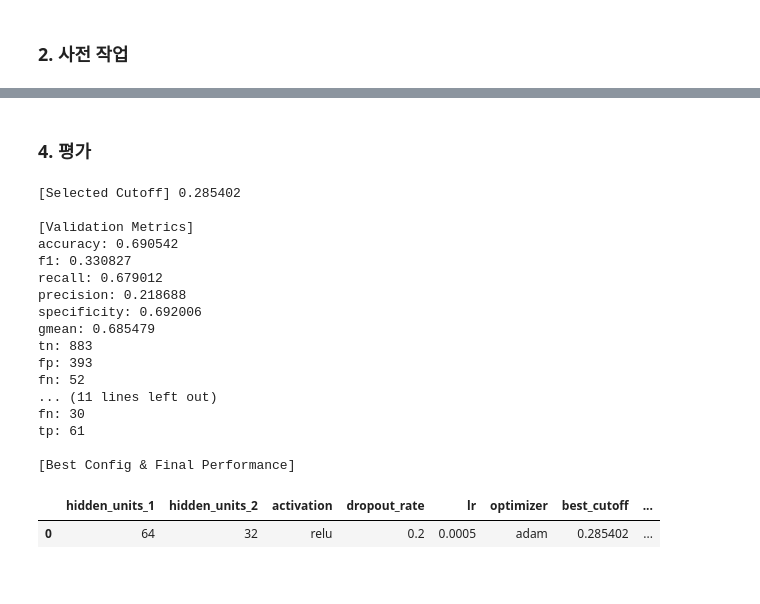
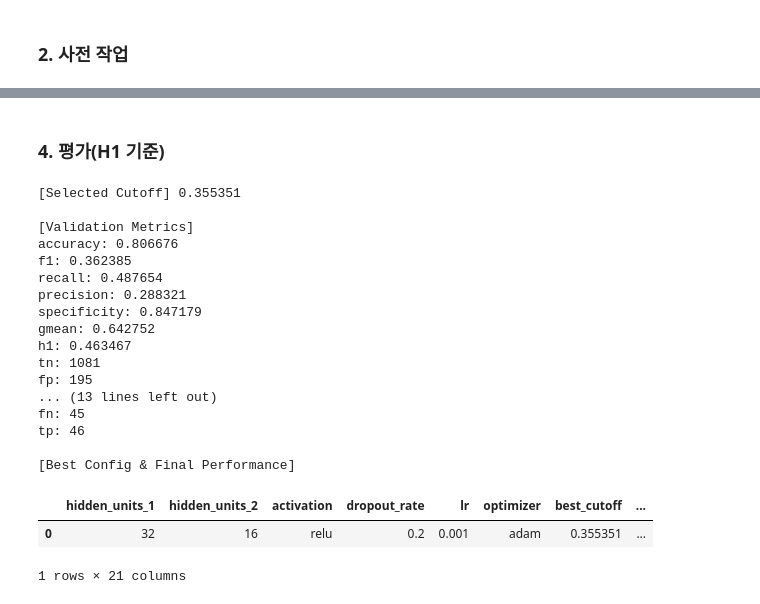
Before and after one commit to Dooman-cloud/TS-RL---, a Jupyter notebook: notebooks/modeling/04. MLP.ipynb, the cells around one changed output, grey strips where cells are left out. Cells and saved outputs as stored; diff of their text form; code cells hidden in the pictures.

```diff
--- a/notebooks/modeling/04. MLP.ipynb
+++ b/notebooks/modeling/04. MLP.ipynb
@@ -173,6 +173,8 @@ def compute_binary_metrics(y_true, y_prob, threshold=0.5):
     tn, fp, fn, tp = confusion_matrix(y_true, y_pred, labels=[0, 1]).ravel()
     specificity = tn / (tn + fp) if (tn + fp) > 0 else 0.0
     gmean = float(np.sqrt(rec * specificity))
+    h1 = float(2 * f1 * gmean / (f1 + gmean)) if (f1 + gmean) > 0 else 0.0
+
     return {
         "accuracy": acc,
         "f1": f1,
@@ -180,6 +182,7 @@ def compute_binary_metrics(y_true, y_prob, threshold=0.5):
         "precision": prec,
         "specificity": specificity,
         "gmean": gmean,
+        "h1": h1,
         "tn": tn,
         "fp": fp,
         "fn": fn,
@@ -206,7 +209,8 @@ search_space = [
     {"hidden_units_1": 32,  "hidden_units_2": 16, "activation": "tanh", "dropout_rate": 0.0, "lr": 1e-3, "optimizer": "adam"},
 ]
 
-# 선택 우선순위: valid_gmean > valid_f1 > valid_recall > valid_log_loss
+# 선택 우선순위: valid_h1 > valid_gmean > valid_f1 > valid_recall > valid_log_loss
+# H1 = F1-score와 G-mean의 조화평균
 # cutoff는 0.5 고정이 아니라 valid set에서 함께 선택
 search_history = []
 
@@ -274,14 +278,15 @@ for i, cfg in enumerate(search_space, start=1):
             "recall": m["recall"],
             "precision": m["precision"],
             "specificity": m["specificity"],
-            "gmean": m["gmean"]
+            "gmean": m["gmean"],
+            "h1": m["h1"]
         })
 
     cutoff_df = (
         pd.DataFrame(cutoff_rows)
         .sort_values(
-            by=["gmean", "f1", "recall"],
-            ascending=[False, False, False]
+            by=["h1", "gmean", "f1", "recall"],
+            ascending=[False, False, False, False]
         )
         .reset_index(drop=True)
     )
@@ -296,6 +301,7 @@ for i, cfg in enumerate(search_space, start=1):
         "valid_precision": float(best_cutoff_row["precision"]),
         "valid_specificity": float(best_cutoff_row["specificity"]),
         "valid_gmean": float(best_cutoff_row["gmean"]),
+        "valid_h1": float(best_cutoff_row["h1"]),
         "valid_log_loss": valid_loss,
         "epochs_run": len(history.history["loss"])
     }
@@ -304,6 +310,7 @@ for i, cfg in enumerate(search_space, start=1):
     print(
         f"[Config {i:02d}] {cfg} -> "
         f"cutoff={row['best_cutoff']:.6f}, "
+        f"valid_h1={row['valid_h1']:.6f}, "
         f"valid_gmean={row['valid_gmean']:.6f}, "
         f"valid_f1={row['valid_f1']:.6f}, "
         f"valid_recall={row['valid_recall']:.6f}, "
@@ -313,8 +320,8 @@ for i, cfg in enumerate(search_space, start=1):
 search_df = (
     pd.DataFrame(search_history)
     .sort_values(
-        by=["valid_gmean", "valid_f1", "valid_recall", "valid_log_loss"],
-        ascending=[False, False, False, True]
+        by=["valid_h1", "valid_gmean", "valid_f1", "valid_recall", "valid_log_loss"],
+        ascending=[False, False, False, False, True]
     )
     .reset_index(drop=True)
 )
@@ -336,7 +343,8 @@ print(search_df.head(10).to_string(index=False))
 print("\n선택된 설정:", best_config)
 print(f"선택된 cutoff: {best_cutoff:.6f}")
 print(
-    f"선택 기준 valid_gmean={best_row['valid_gmean']:.6f}, "
+    f"선택 기준 valid_h1={best_row['valid_h1']:.6f}, "
+    f"valid_gmean={best_row['valid_gmean']:.6f}, "
     f"valid_f1={best_row['valid_f1']:.6f}, "
     f"valid_recall={best_row['valid_recall']:.6f}, "
     f"best_val_loss={best_row['valid_log_loss']:.6f}"
@@ -397,5 +405,5 @@ Restoring model weights from the end of the best epoch: 41.
 # %% [markdown]
-### 4. 평가
+### 4. 평가(H1 기준)
 # %%
 # -------------------------
 # valid / test 예측 및 지표 계산
@@ -409,7 +417,7 @@ test_metrics = compute_binary_metrics(y_test_np, test_prob, threshold=best_cutof
 print(f"\n[Selected Cutoff] {best_cutoff:.6f}")
 
 # 핵심 지표 + 오차행렬 구성요소 출력
-metric_keys = ["accuracy", "f1", "recall", "precision", "specificity", "gmean", "tn", "fp", "fn", "tp"]
+metric_keys = ["accuracy", "f1", "recall", "precision", "specificity", "gmean", "h1", "tn", "fp", "fn", "tp"]
 
 print("\n[Validation Metrics]")
 for k in metric_keys:
@@ -431,45 +439,48 @@ best_config_df = pd.DataFrame([{
     "valid_precision": valid_metrics["precision"],
     "valid_specificity": valid_metrics["specificity"],
     "valid_gmean": valid_metrics["gmean"],
+    "valid_h1": valid_metrics["h1"],
     "test_accuracy": test_metrics["accuracy"],
     "test_f1": test_metrics["f1"],
     "test_recall": test_metrics["recall"],
     "test_precision": test_metrics["precision"],
     "test_specificity": test_metrics["specificity"],
-    "test_gmean": test_metrics["gmean"]
+    "test_gmean": test_metrics["gmean"],
+    "test_h1": test_metrics["h1"]
 }])
 
 print("\n[Best Config & Final Performance]")
 display(best_config_df)
 
 # 필요하면 아래 두 DataFrame을 이용해 예측 결과를 확인할 수 있음.
 # 단, 최종버전 요청에 맞춰 csv 저장은 하지 않음.
 valid_pred_df = valid_df.copy()
 valid_pred_df["MLP_Prob"] = valid_metrics["y_prob"]
 valid_pred_df["MLP_Pred"] = valid_metrics["y_pred"]
 valid_pred_df["MLP_Cutoff"] = best_cutoff
 
 test_pred_df = test_df.copy()
 test_pred_df["MLP_Prob"] = test_metrics["y_prob"]
 test_pred_df["MLP_Pred"] = test_metrics["y_pred"]
 test_pred_df["MLP_Cutoff"] = best_cutoff
 # %% [output]
-[Selected Cutoff] 0.285402
+[Selected Cutoff] 0.355351
 
 [Validation Metrics]
-accuracy: 0.690542
-f1: 0.330827
-recall: 0.679012
-precision: 0.218688
-specificity: 0.692006
-gmean: 0.685479
-tn: 883
-fp: 393
-fn: 52
-... (11 lines left out)
-fn: 30
-tp: 61
+accuracy: 0.806676
+f1: 0.362385
+recall: 0.487654
+precision: 0.288321
+specificity: 0.847179
+gmean: 0.642752
+h1: 0.463467
+tn: 1081
+fp: 195
+... (13 lines left out)
+fn: 45
+tp: 46
 
 [Best Config & Final Performance]
 |  | hidden_units_1 | hidden_units_2 | activation | dropout_rate | lr | optimizer | best_cutoff | ... |
-| 0 | 64 | 32 | relu | 0.2 | 0.0005 | adam | 0.285402 | ... |
+| 0 | 32 | 16 | relu | 0.2 | 0.001 | adam | 0.355351 | ... |
+1 rows × 21 columns
```
Also changed, not shown: parts of 6 cells of this notebook, 13 other files.
